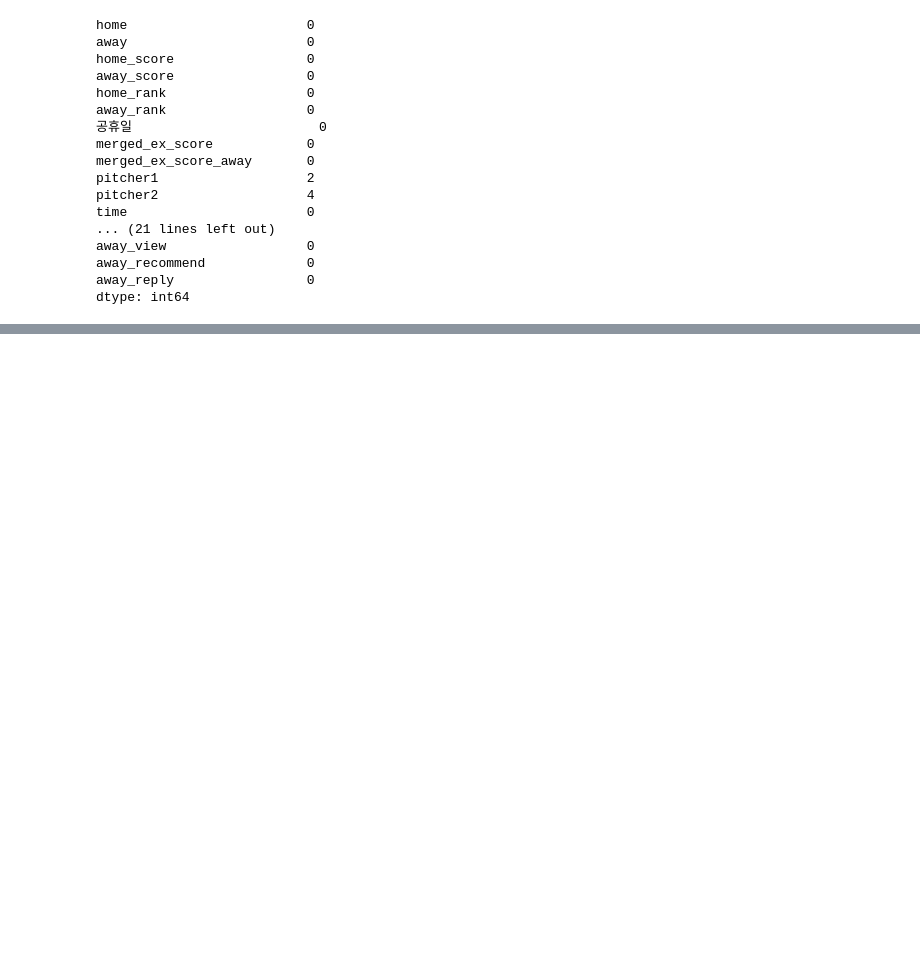
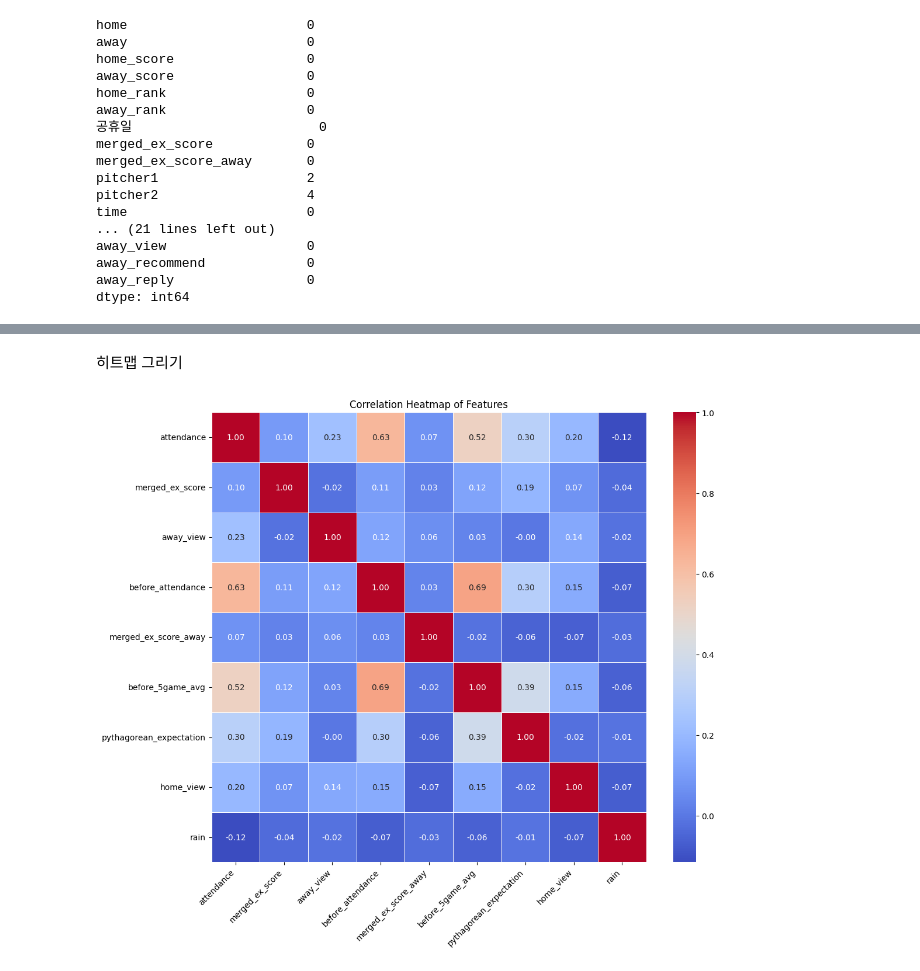
Before and after one commit to suganglive/kbo_attendance, a Jupyter notebook: after.ipynb, the cells around one changed output, grey strips where cells are left out. Cells and saved outputs as stored; diff of their text form; code cells hidden in the pictures; blank space fills up the shorter version.

```diff
--- a/after.ipynb
+++ b/after.ipynb
@@ -81,0 +248,10 @@ dtype: int64
+# %%
+correlation_matrix = df_numerics2.corr()
+correlated_features = set()
+for i in range(len(correlation_matrix.columns)):
+    for j in range(i):
+        if abs(correlation_matrix.iloc[i, j]) > 0.8:
+            colname = correlation_matrix.columns[i]
+            correlated_features.add(colname)
+numerics3 = list(set(numerics2)-set(correlated_features))
+df_numerics3 = df[numerics3]
@@ -81,0 +552,24 @@ dtype: int64
+# %% [markdown]
+히트맵 그리기
+# %%
+import seaborn as sns
+import matplotlib.pyplot as plt
+
+# Assuming you have a DataFrame with features
+# Replace the following line with your actual DataFrame or data
+# Example:
+# df = your_dataframe
+df_num = df[numerics3]
+# Calculate the correlation matrix
+correlation_matrix = df_num.corr()
+
+# Creating a heatmap
+plt.figure(figsize=(12, 10))
+heatmap = sns.heatmap(correlation_matrix, annot=True, cmap='coolwarm', fmt=".2f", linewidths=0.5)
+
+# Rotate x-axis labels for better readability
+heatmap.set_xticklabels(heatmap.get_xticklabels(), rotation=45, horizontalalignment='right')
+plt.title('Correlation Heatmap of Features')
+plt.show()
+# %% [output]
+[figure, added]
```
Also changed, not shown: parts of 44 cells of this notebook, 2 other files.
